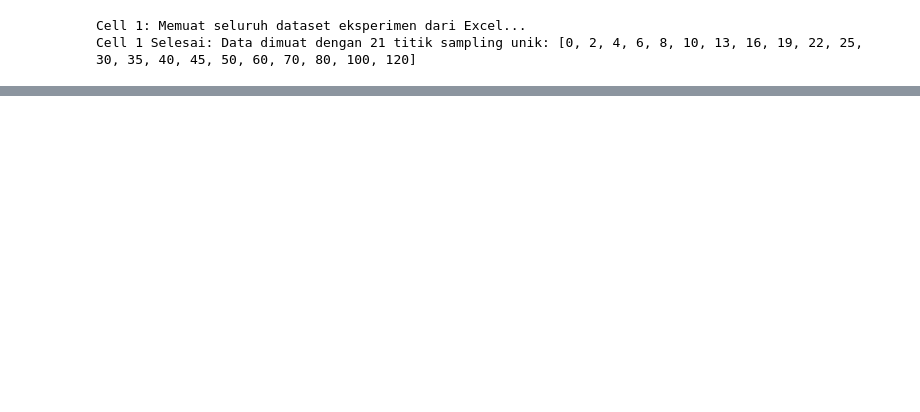
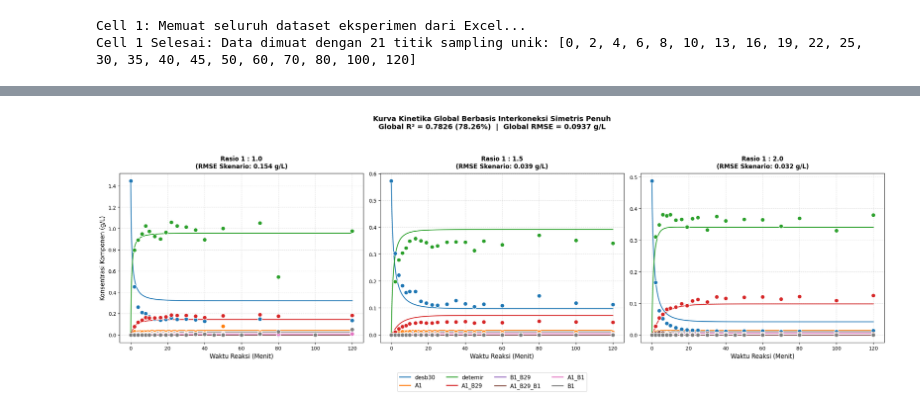
Before and after one commit to rdswan2016/myr_simulation, a Jupyter notebook: kinetika3.ipynb, the cells around one changed output, grey strips where cells are left out. Cells and saved outputs as stored; diff of their text form; code cells hidden in the pictures; blank space fills up the shorter version.

```diff
--- a/kinetika3.ipynb
+++ b/kinetika3.ipynb
@@ -50,0 +371,77 @@ Cell 1 Selesai: Data dimuat dengan 21 titik sampling unik: [0, 2, 4, 6, 8, 10, 1
+# %%
+# ==============================================================================
+# CELL 5: VALIDASI GRAFIK & DIAGNOSTIK
+# ==============================================================================
+y_true_global, y_pred_global = [], []
+
+plot_colors = {
+    'desb30': '#1f77b4', 'A1': '#ff7f0e', 'detemir': '#2ca02c',
+    'A1_B29': '#d62728', 'B1_B29': '#9467bd', 'A1_B29_B1': '#8c564b',
+    'A1_B1': '#e377c2', 'B1': '#7f7f7f'
+}
+
+time_smooth = np.linspace(time_exp[0], time_exp[-1], 1000)
+fig, axes = plt.subplots(1, 3, figsize=(22, 6.5), sharey=False)
+
+print("=== ANALISIS ERROR PER SPESIES & RASIO ===")
+mapping_idx = {'desb30': 1, 'A1': 2, 'B1': 3, 'detemir': 4, 'A1_B1': 5, 'A1_B29': 6, 'B1_B29': 7, 'A1_B29_B1': 8}
+
+for idx, r in enumerate(ratios):
+    y0 = np.zeros(9)
+    y0[0] = (desb30_awal_gL[r] / MW['desb30']) * r
+
+    for i, sp in enumerate(['desb30', 'A1', 'B1', 'detemir', 'A1_B1', 'A1_B29', 'B1_B29', 'A1_B29_B1']):
+        y0[i+1] = experimental_dataset[r][sp][0] if len(experimental_dataset[r][sp]) > 0 else 0
+
+    model = FinalKineticModel(final_params)
+    sol_smooth = model.simulate(y0, (time_exp[0], time_exp[-1]), time_smooth)
+    sol_exp = model.simulate(y0, (time_exp[0], time_exp[-1]), time_exp)
+
+    y_true_ratio, y_pred_ratio = [], []
+
+    print(f"\n--- Detil Presisi Rasio 1 : {r} ---")
+    for sp in species_list:
+        ode_pos = mapping_idx[sp]
+        sim_gL_smooth = sol_smooth.y[ode_pos] * MW[sp]
+        sim_gL_exp = sol_exp.y[ode_pos] * MW[sp]
+        exp_gL = experimental_dataset[r][sp] * MW[sp]
+
+        r2_sp = r2_score(exp_gL, sim_gL_exp) if np.std(exp_gL) > 1e-6 else np.nan
+        if not np.isnan(r2_sp):
+            print(f" -> R² {sp.upper():<10}: {r2_sp*100:.2f}%")
+        else:
+            print(f" -> R² {sp.upper():<10}: [Data Datar]")
+
+        y_true_ratio.extend(exp_gL)
+        y_pred_ratio.extend(sim_gL_exp)
+        y_true_global.extend(exp_gL)
+        y_pred_global.extend(sim_gL_exp)
+
+        axes[idx].plot(time_smooth, sim_gL_smooth, color=plot_colors[sp], linewidth=1.8, alpha=0.95)
+        axes[idx].scatter(time_exp, exp_gL, color=plot_colors[sp], edgecolors='white', linewidth=1.1, s=70, zorder=5)
+
+    rmse_ratio = np.sqrt(mean_squared_error(y_true_ratio, y_pred_ratio))
+    ax = axes[idx]
+    ax.set_title(f"Rasio 1 : {r:.1f}\n(RMSE Skenario: {rmse_ratio:.3f} g/L)", fontsize=12, fontweight='bold', pad=10)
+    ax.set_xlabel("Waktu Reaksi (Menit)", fontsize=12)
+    if idx == 0:
+        ax.set_ylabel("Konsentrasi Komponen (g/L)", fontsize=12)
+    ax.grid(True, linestyle='--', alpha=0.4)
+
+global_r2 = r2_score(y_true_global, y_pred_global)
+global_rmse = np.sqrt(mean_squared_error(y_true_global, y_pred_global))
+
+dummy_handles = [plt.Line2D([0], [0], color=plot_colors[sp], lw=2) for sp in species_list]
+fig.legend(dummy_handles, species_list, loc='upper center', bbox_to_anchor=(0.5, -0.02), ncol=4, fontsize=11, frameon=True)
+
+plt.suptitle(f"Kurva Kinetika Global Berbasis Interkoneksi Simetris Penuh\nGlobal R² = {global_r2:.4f} ({global_r2*100:.2f}%)  |  Global RMSE = {global_rmse:.4f} g/L",
+             fontsize=14, fontweight='bold', y=1.06)
+
+plt.tight_layout()
+plt.show()
+
+print("\n==================== RINGKASAN PERFORMA MODEL FINAL ====================")
+print(f" >> Akurasi Tren Akhir (Global R²) : {global_r2:.4f} ({global_r2*100:.2f}%)")
+print(f" >> Deviasi Rata-rata (Global RMSE) : {global_rmse:.4f} g/L")
+print("========================================================================")
+# %% [output]
@@ -50,0 +465 @@ Cell 1 Selesai: Data dimuat dengan 21 titik sampling unik: [0, 2, 4, 6, 8, 10, 1
+[figure, added]
```
Also changed, not shown: parts of 7 cells of this notebook, 1 other file.
